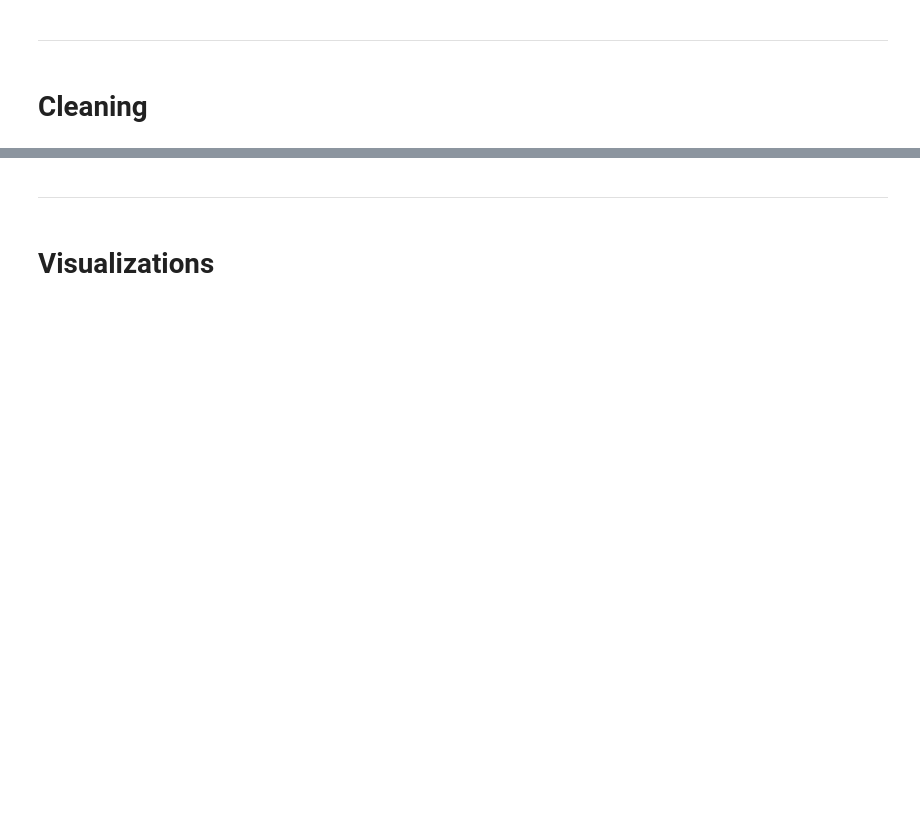
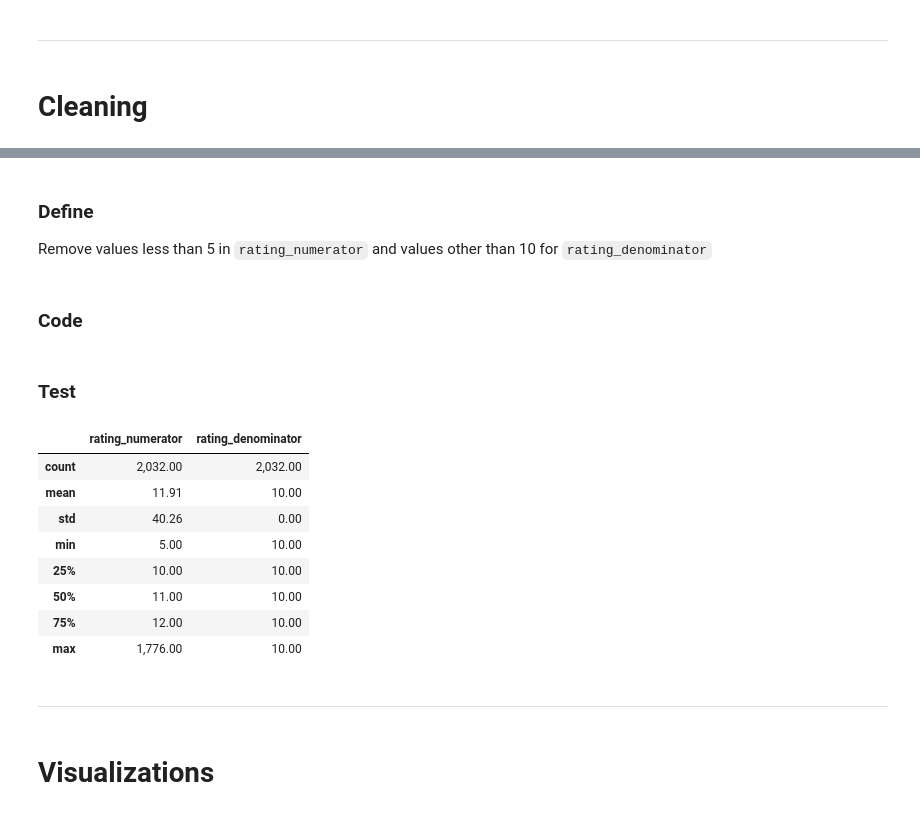
Before and after one commit to ahmed-gharib89/wrangle-and-analyze_data, a Jupyter notebook: wrangle_act.ipynb, the cells around one changed output, grey strips where cells are left out. Drawn from its saved outputs; the diff is of its cells as text; code cells hidden in the pictures; blank space fills up the shorter version.

Commit message:
cleaning: clean df_arch

```diff
--- a/wrangle_act.ipynb
+++ b/wrangle_act.ipynb
@@ -253,0 +338,2 @@ The following observations were made visually using Excel to view the data and P
+# %%
+df_arch_cleaned.text = df_arch_cleaned.text.str.extract('(.+(?=\s\d+/\d+\s))')
@@ -253,0 +361,2 @@ The following observations were made visually using Excel to view the data and P
+# %%
+df_arch_cleaned.timestamp = pd.to_datetime(df_arch_cleaned.timestamp)
@@ -253,0 +374,9 @@ The following observations were made visually using Excel to view the data and P
+# %%
+df_arch_cleaned = df_arch_cleaned.query('in_reply_to_status_id == "NaN" &\
+                                                     in_reply_to_user_id == "NaN" &\
+                                                    retweeted_status_id == "NaN" &\
+                                                    retweeted_status_user_id == "NaN"')
+# drop columns
+cols = ['in_reply_to_status_id','in_reply_to_user_id','retweeted_status_id',
+           'retweeted_status_user_id', 'retweeted_status_timestamp']
+df_arch_cleaned.drop(columns = cols, axis=1, inplace=True)
@@ -254,3 +408,25 @@ The following observations were made visually using Excel to view the data and P
+# %% [markdown]
+### Define
+Remove values less than 5 in `rating_numerator` and values other than 10 for `rating_denominator`
+# %% [markdown]
+### Code
+# %%
+df_arch_cleaned = df_arch_cleaned[df_arch_cleaned['rating_numerator'] >= 5]
+df_arch_cleaned = df_arch_cleaned[df_arch_cleaned['rating_denominator'] == 10]
+# %% [markdown]
+### Test
+# %%
+df_arch_cleaned[['rating_numerator', 'rating_denominator']].describe()
+# %% [output]
+|  | rating_numerator | rating_denominator |
+| count | 2,032.00 | 2,032.00 |
+| mean | 11.91 | 10.00 |
+| std | 40.26 | 0.00 |
+| min | 5.00 | 10.00 |
+| 25% | 10.00 | 10.00 |
+| 50% | 11.00 | 10.00 |
+| 75% | 12.00 | 10.00 |
+| max | 1,776.00 | 10.00 |
 # %% [markdown]
 ***
 # %% [markdown]
```
Also changed, not shown: parts of 29 cells of this notebook.
